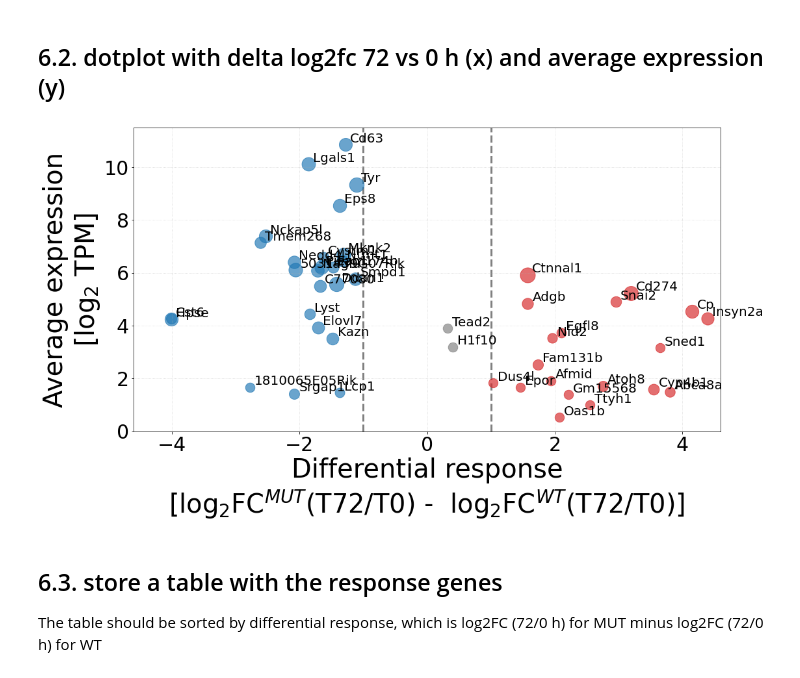
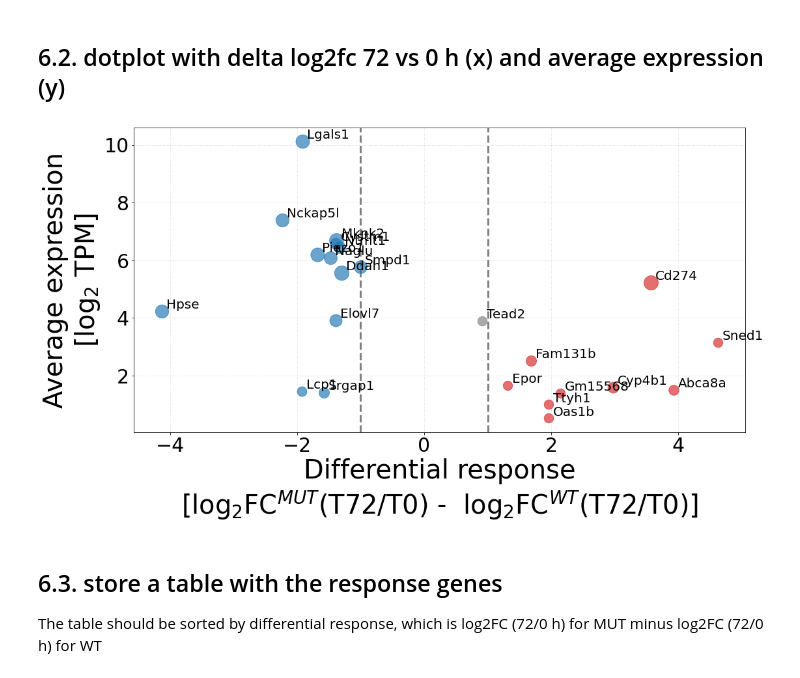
Before and after one commit to adelomana/reynisfjara, a Jupyter notebook: 05_differential_expression/DESeq2 DEG pattern finder.ipynb, the cells around one changed output. Cells and saved outputs as stored; diff of their text form; code cells hidden in the pictures.

```diff
--- a/05_differential_expression/DESeq2 DEG pattern finder.ipynb
+++ b/05_differential_expression/DESeq2 DEG pattern finder.ipynb
@@ -578,7 +578,7 @@ def is_flat(ensembl):
 
     # f.3.2. fold-change rule
     observedFCs = [numpy.abs(log2FC48), numpy.abs(log2FC72)]
-    if numpy.max(observedFCs) < 1:
+    if numpy.max(observedFCs) < numpy.log2(1.5):
         print('\t FLAT. log2FCs are {}'.format(observedFCs))
         flat = True
 
@@ -685,20 +685,20 @@ for ensembl in response_genes_all:
     a = log2row[6] - log2row[0]
     b = log2row[7] - log2row[1]
     c = log2row[8] - log2row[2]
-    deltaMUT = numpy.mean([a, b, c]) # there is a loss of genes if this is median
+    deltaMUT = numpy.median([a, b, c])
 
     deltaDelta = deltaMUT - deltaWT
     volcanox.append(deltaDelta)
 
-    a = numpy.mean(row[0:3])
-    b = numpy.mean(row[3:6])
-    c = numpy.mean(row[6:9])
+    a = numpy.median(row[0:3])
+    b = numpy.median(row[3:6])
+    c = numpy.median(row[6:9])
     table_info.append([row[-3], row[-2], row[-1], a, b, c, deltaWT, deltaMUT, deltaDelta])
 
     ## z-scores
     zscore = scipy.stats.zscore(row)
     bio_average = [
-        numpy.mean(zscore[:3]), numpy.mean(zscore[3:6]), numpy.mean(zscore[6:9]),
+        numpy.median(zscore[:3]), numpy.median(zscore[3:6]), numpy.median(zscore[6:9]),
         zscore[-3], zscore[-2], zscore[-1]
     ]
     heatmap_data.append(bio_average)
@@ -751,34 +771,34 @@ for trend in trends:
 # %%
 # make the plot
 for i in range(len(volcanox)):
 
     if -1 <= volcanox[i] <= 1:
         the_color = 'gray'
     elif response_genes_all[i] in response_genes_up:
         the_color = 'tab:red'
     elif response_genes_all[i] in response_genes_down:
         the_color = 'tab:blue'
     else:
         the_color = 'green'
 
     the_size = 200 + 2*(-numpy.log10(numpy.median(significances[response_genes_all[i]])))
 
     gene_name = annotation.loc[response_genes_all[i]]['ext_gene']
 
     matplotlib.pyplot.scatter(volcanox[i], volcanoy[i], s=the_size, c=the_color, alpha=2/3)
     matplotlib.pyplot.text(volcanox[i]+(9.2/125), volcanoy[i]+(11.5/125), gene_name)
 
 
 matplotlib.pyplot.grid(alpha=0.5, ls=':')
-matplotlib.pyplot.xlim([-4.6, 4.6])
-matplotlib.pyplot.ylim([0, 11.5])
+#matplotlib.pyplot.xlim([-4.6, 4.6])
+#matplotlib.pyplot.ylim([0, 11.5])
 matplotlib.pyplot.xlabel('Differential response\n[log$_2$FC$^{MUT}$(T72/T0) -  log$_2$FC$^{WT}$(T72/T0)]')
 matplotlib.pyplot.ylabel('Average expression\n[log$_2$ TPM]')
 matplotlib.pyplot.axvline(1, color='gray', ls='--', lw=3, zorder=0)
 matplotlib.pyplot.axvline(-1, color='gray', ls='--', lw=3, zorder=0)
 matplotlib.pyplot.tight_layout()
 # %% [output]
-[figure, old version]
+[figure, new version]
 # %% [markdown]
 ## 6.3. store a table with the response genes
 The table should be sorted by differential response, which is log2FC (72/0 h) for MUT minus log2FC (72/0 h) for WT
```
Also changed, not shown: parts of 20 cells of this notebook, 2 other files.
